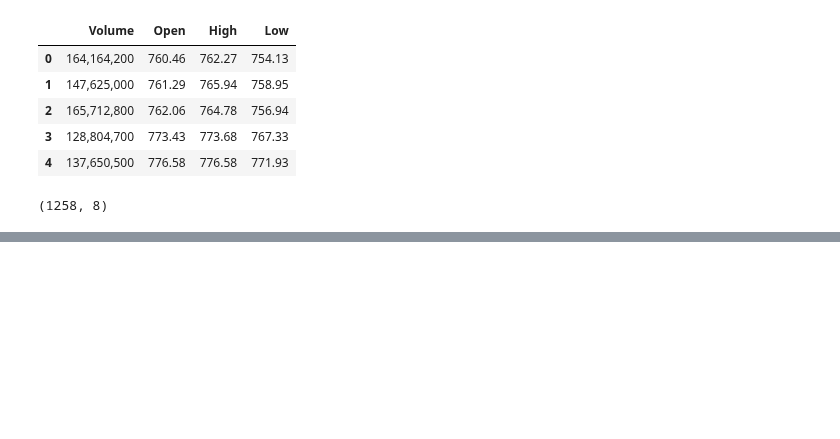
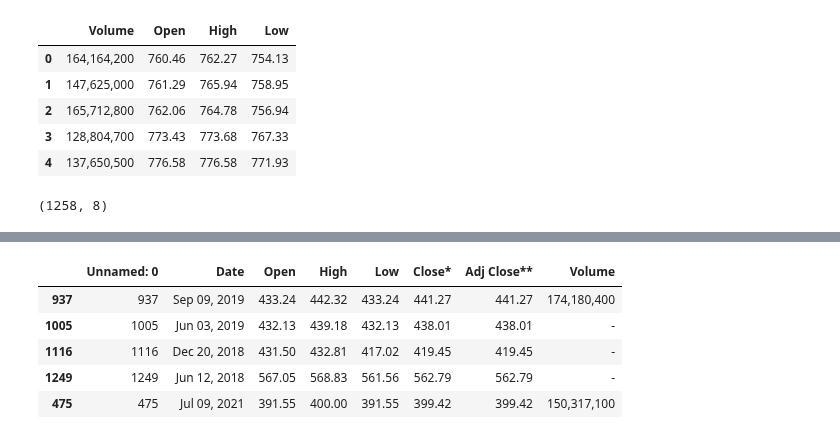
Before and after one commit to ChrisVerg/SmartInvest, a Jupyter notebook: Notebooks/ExampleNotebooks/JC_practice_kernel.ipynb, the cells around one changed output, grey strips where cells are left out. Saved outputs shown, nothing was run; the diff lists cells and outputs as text; code cells hidden in the pictures; blank space fills up the shorter version.

```diff
--- a/Notebooks/ExampleNotebooks/JC_practice_kernel.ipynb
+++ b/Notebooks/ExampleNotebooks/JC_practice_kernel.ipynb
@@ -273,0 +285,11 @@ dtype: object
+# %%
+Energy.head()
+Energy.tail()
+Energy.sample(5)
+# %% [output]
+|  | Unnamed: 0 | Date | Open | High | Low | Close* | Adj Close** | Volume |
+| 937 | 937 | Sep 09, 2019 | 433.24 | 442.32 | 433.24 | 441.27 | 441.27 | 174,180,400 |
+| 1005 | 1005 | Jun 03, 2019 | 432.13 | 439.18 | 432.13 | 438.01 | 438.01 | - |
+| 1116 | 1116 | Dec 20, 2018 | 431.50 | 432.81 | 417.02 | 419.45 | 419.45 | - |
+| 1249 | 1249 | Jun 12, 2018 | 567.05 | 568.83 | 561.56 | 562.79 | 562.79 | - |
+| 475 | 475 | Jul 09, 2021 | 391.55 | 400.00 | 391.55 | 399.42 | 399.42 | 150,317,100 |
```
Also changed, not shown: parts of 23 cells of this notebook.
